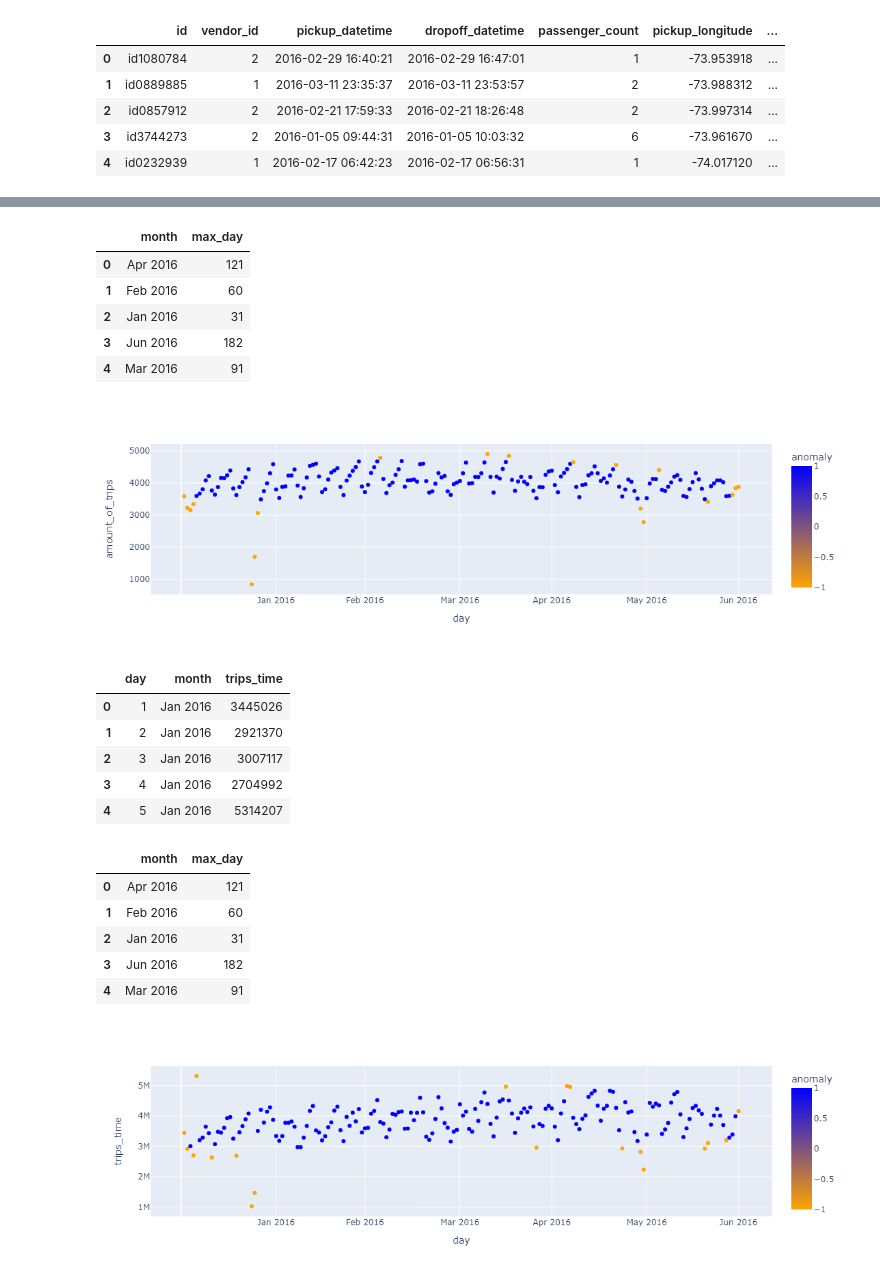
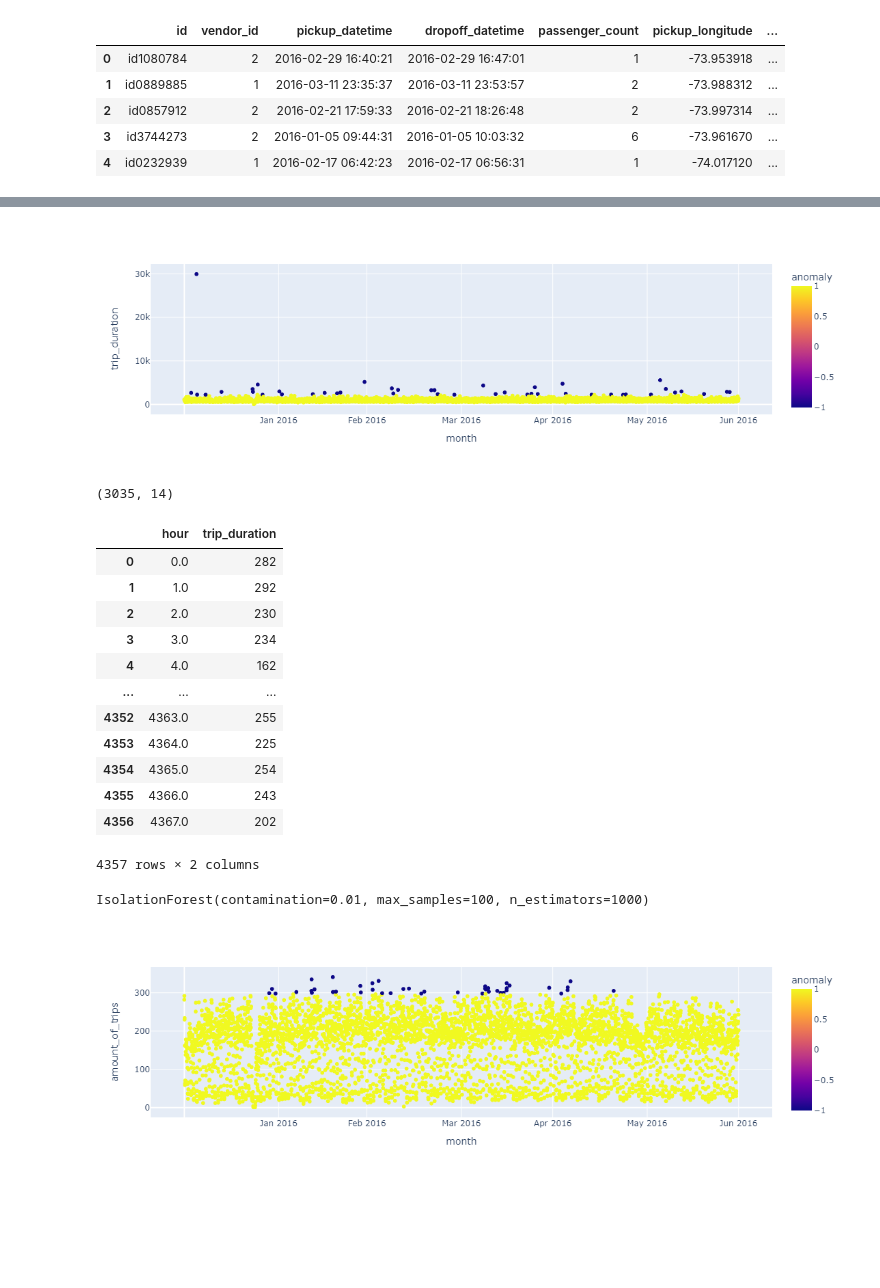
Before and after one commit to JeeEssEm/yandex_big_data, a Jupyter notebook: notebooks/isolation_forest.ipynb, the cells around one changed output, grey strips where cells are left out. Saved outputs shown, nothing was run; the diff lists cells and outputs as text; code cells hidden in the pictures; blank space fills up the shorter version.

Commit message:
fixed: алгоритм isolation forest: notebook + algo

```diff
--- a/notebooks/isolation_forest.ipynb
+++ b/notebooks/isolation_forest.ipynb
@@ -45,35 +60,38 @@ days_trips['anomaly'] = model.predict(days_trips[anomaly_inputs])
 # %%
-months = days_trips.groupby(['month']).agg(max_day=('day', 'max')).reset_index()
-months.head()
+df['month'].unique()
+months = df.groupby(['month']).agg({'hour': 'max'}).reset_index()
-# %% [output]
-|  | month | max_day |
-| 0 | Apr 2016 | 121 |
-| 1 | Feb 2016 | 60 |
-| 2 | Jan 2016 | 31 |
-| 3 | Jun 2016 | 182 |
-| 4 | Mar 2016 | 91 |
 # %%
 import plotly.express as px
-import numpy as np
-
-fig = px.scatter(days_trips, x='day', y='amount_of_trips', color='anomaly', color_continuous_scale=['orange', 'blue'])
+fig = px.scatter(trips_dur, x='hour', y='trip_duration', color='anomaly', labels=['Mar 2016', 'Feb 2016'])
 fig.update_layout(
     xaxis=dict(
         tickmode = 'array',
-        tickvals = months['max_day'],
+        tickvals = months['hour'],
         ticktext = months['month'],
+        title='month'
     )
 )
 fig.show()
 # %% [output]
-[figure, old version]
+[figure, new version]
+# %%
+df[df['hour'].isin(trips_dur[trips_dur['anomaly'] == -1]['hour'])].shape
+# %% [output]
+(3035, 14)
 # %%
-days_travel = df.groupby(['day', 'month']).agg(trips_time=('trip_duration', 'sum')).reset_index()
-days_travel.head()
+trips_amount = df.groupby(['hour']).agg({'trip_duration': 'count'}).reset_index()
+trips_amount
 # %% [output]
-|  | day | month | trips_time |
-| 0 | 1 | Jan 2016 | 3445026 |
-| 1 | 2 | Jan 2016 | 2921370 |
-| 2 | 3 | Jan 2016 | 3007117 |
-| 3 | 4 | Jan 2016 | 2704992 |
-| 4 | 5 | Jan 2016 | 5314207 |
+|  | hour | trip_duration |
+| 0 | 0.0 | 282 |
+| 1 | 1.0 | 292 |
+| 2 | 2.0 | 230 |
+| 3 | 3.0 | 234 |
+| 4 | 4.0 | 162 |
+| ... | ... | ... |
+| 4352 | 4363.0 | 255 |
+| 4353 | 4364.0 | 225 |
+| 4354 | 4365.0 | 254 |
+| 4355 | 4366.0 | 243 |
+| 4356 | 4367.0 | 202 |
+4357 rows × 2 columns
@@ -86,22 +98,23 @@ days_travel['anomaly'] = model.predict(days_travel[anomaly_inputs])
-# %%
-months = days_travel.groupby(['month']).agg(max_day=('day', 'max')).reset_index()
-months.head()
-# %% [output]
-|  | month | max_day |
-| 0 | Apr 2016 | 121 |
-| 1 | Feb 2016 | 60 |
-| 2 | Jan 2016 | 31 |
-| 3 | Jun 2016 | 182 |
-| 4 | Mar 2016 | 91 |
+# %%
+anomaly_inputs = ['trip_duration']
+
+model = IsolationForest(contamination=0.01, n_estimators=1000, max_samples=100)
+model.fit(trips_amount[anomaly_inputs])
+# %% [output]
+IsolationForest(contamination=0.01, max_samples=100, n_estimators=1000)
+# %%
+trips_amount['anomaly'] = model.predict(trips_amount[anomaly_inputs])
 # %%
-fig = px.scatter(days_travel, x='day', y='trips_time', color='anomaly', color_continuous_scale=['orange', 'blue'])
+fig = px.scatter(trips_amount, x='hour', y='trip_duration', color='anomaly', labels=['Mar 2016', 'Feb 2016'])
 fig.update_layout(
     xaxis=dict(
         tickmode = 'array',
-        tickvals = months['max_day'],
+        tickvals = months['hour'],
         ticktext = months['month'],
-    )
+        title='month'
+    ),
+    yaxis_title='amount_of_trips'
 )
 fig.show()
 # %% [output]
-[figure, old version]
+[figure, new version]
```
Also changed, not shown: parts of 18 cells of this notebook, 1 other file.
